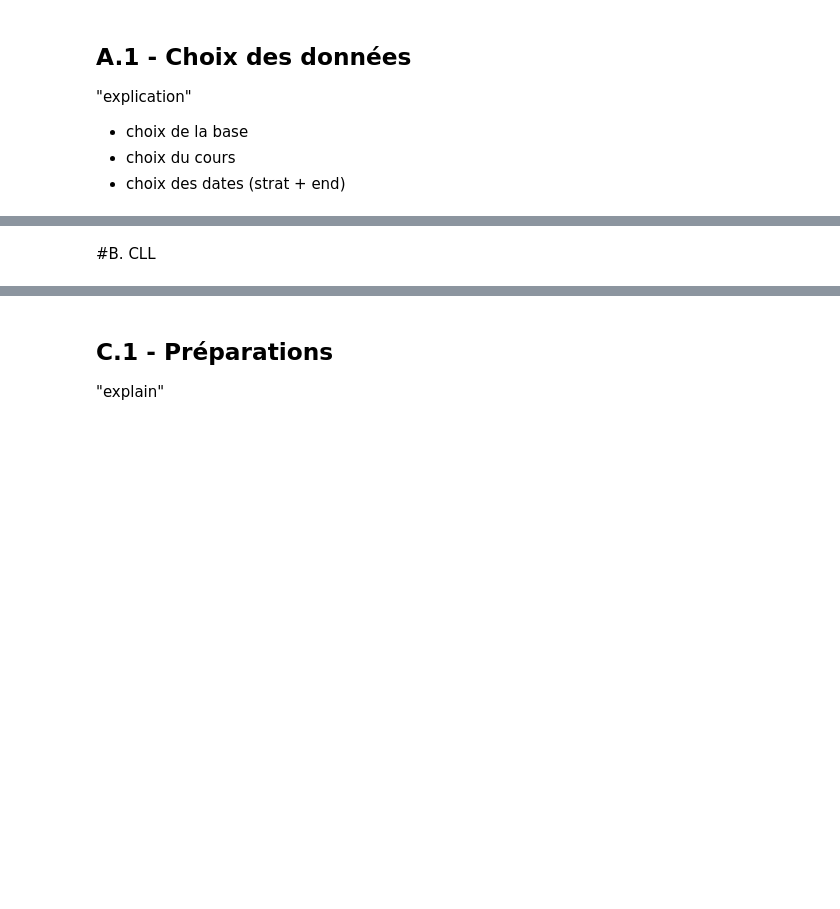
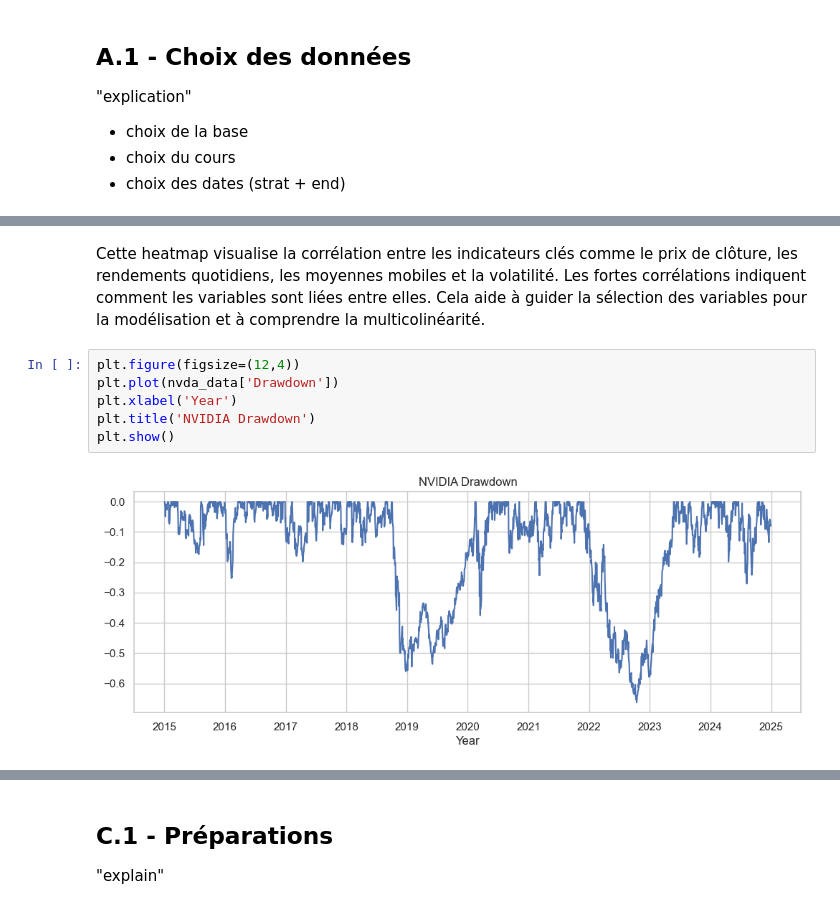
Before and after one commit to JoelKt29/Python-pour-la-data, a Jupyter notebook: NoteBook.ipynb, the cells around one changed output, grey strips where cells are left out. Drawn from its saved outputs; the diff is of its cells as text; blank space fills up the shorter version.

```diff
--- a/NoteBook.ipynb
+++ b/NoteBook.ipynb
@@ -194,2 +208,10 @@ plt.show()
-# %% [markdown]
-#B. CLL
+# %% [markdown]
+Cette heatmap visualise la corrélation entre les indicateurs clés comme le prix de clôture, les rendements quotidiens, les moyennes mobiles et la volatilité. Les fortes corrélations indiquent comment les variables sont liées entre elles. Cela aide à guider la sélection des variables pour la modélisation et à comprendre la multicolinéarité.
+# %%
+plt.figure(figsize=(12,4))
+plt.plot(nvda_data['Drawdown'])
+plt.xlabel('Year')
+plt.title('NVIDIA Drawdown')
+plt.show()
+# %% [output]
+[figure, added]
```
Also changed, not shown: parts of 35 cells of this notebook.
